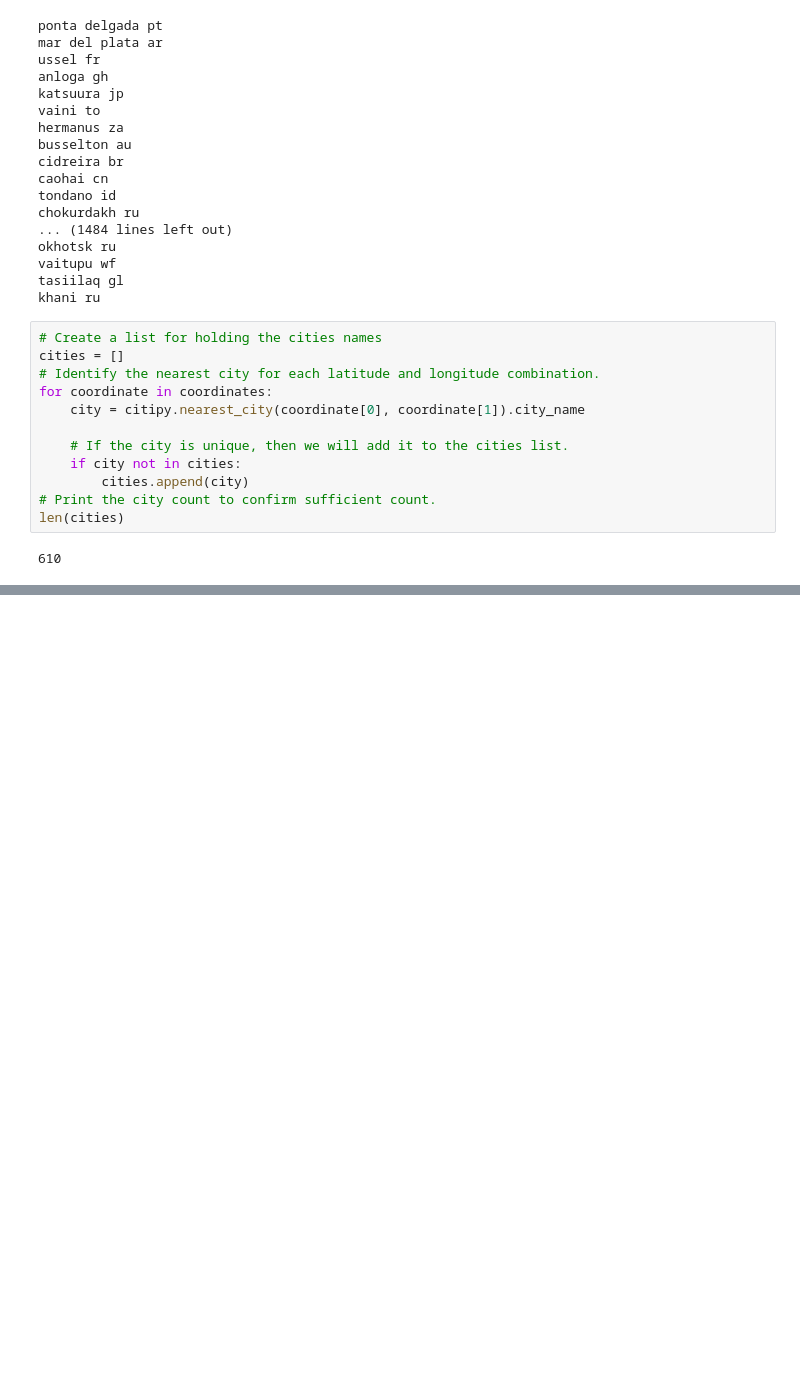
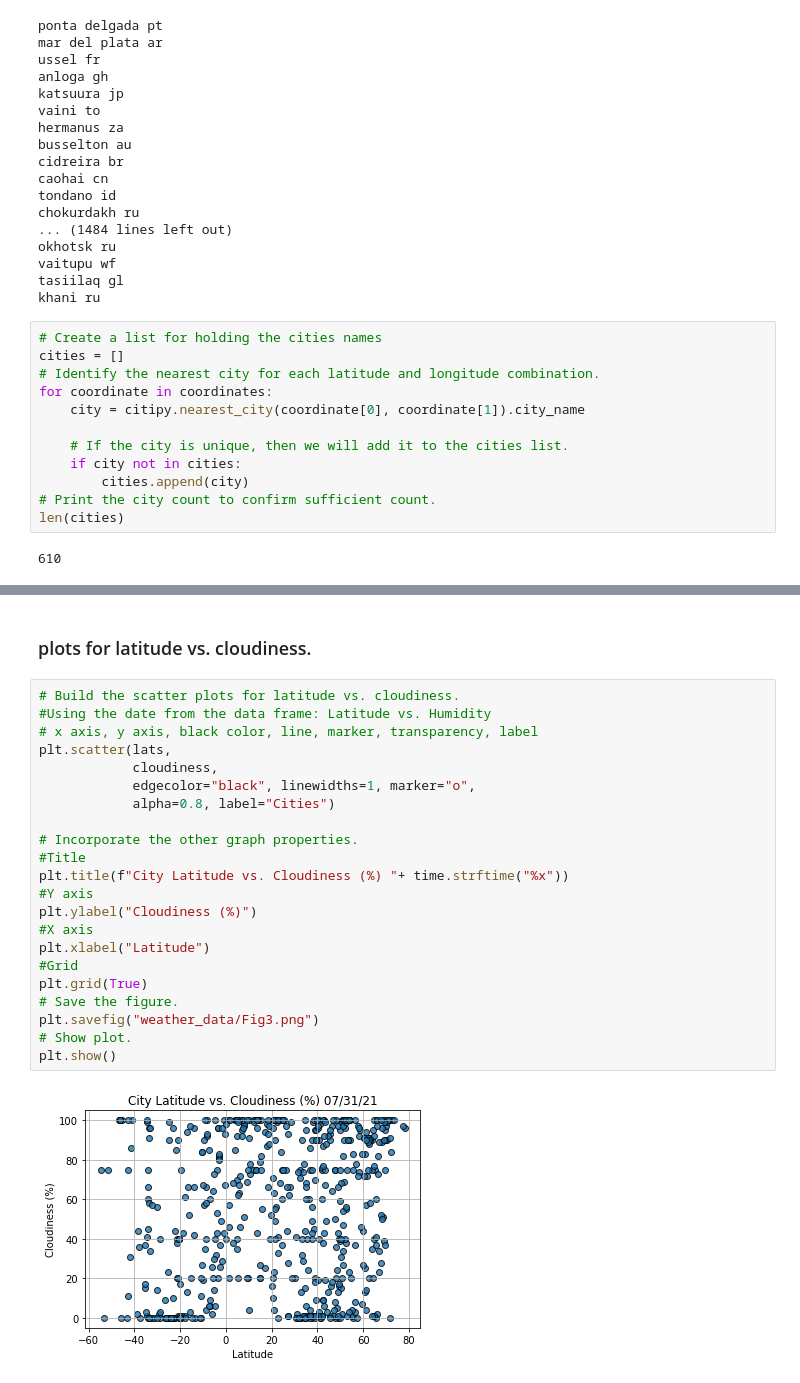
Before and after one commit to JackieCortes/World_Weather_Analysis, a Jupyter notebook: WeatherPy.ipynb, the cells around one changed output, grey strips where cells are left out. Saved outputs shown, nothing was run; the diff lists cells and outputs as text; blank space fills up the shorter version.

```diff
--- a/WeatherPy.ipynb
+++ b/WeatherPy.ipynb
@@ -164,0 +251,26 @@ city_data_df.to_csv(output_data_file, index_label="City_ID")
+# %% [markdown]
+### plots for latitude vs. cloudiness.
+# %%
+# Build the scatter plots for latitude vs. cloudiness.
+#Using the date from the data frame: Latitude vs. Humidity
+# x axis, y axis, black color, line, marker, transparency, label
+plt.scatter(lats,
+            cloudiness,
+            edgecolor="black", linewidths=1, marker="o",
+            alpha=0.8, label="Cities")
+
+# Incorporate the other graph properties.
+#Title
+plt.title(f"City Latitude vs. Cloudiness (%) "+ time.strftime("%x"))
+#Y axis
+plt.ylabel("Cloudiness (%)")
+#X axis
+plt.xlabel("Latitude")
+#Grid
+plt.grid(True)
+# Save the figure.
+plt.savefig("weather_data/Fig3.png")
+# Show plot.
+plt.show()
+# %% [output]
+[figure, added]
```
Also changed, not shown: parts of 21 cells of this notebook.
